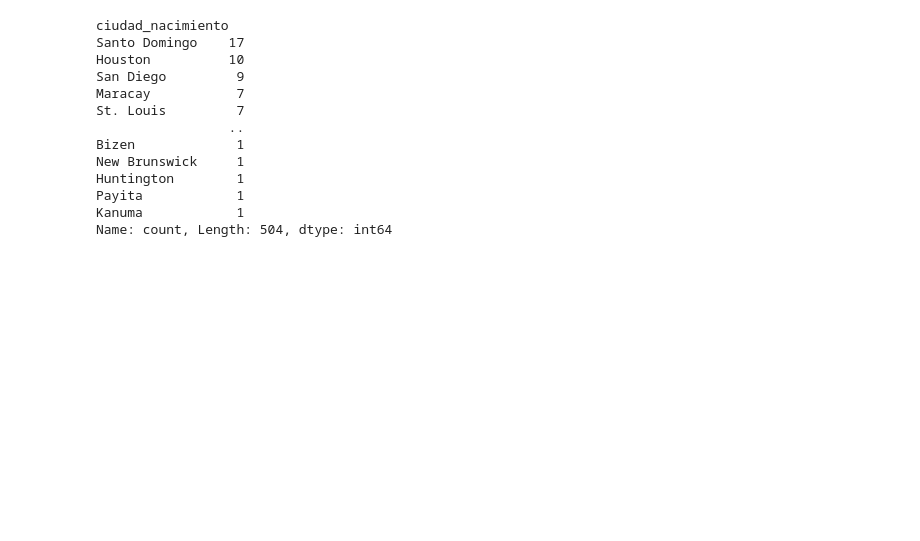
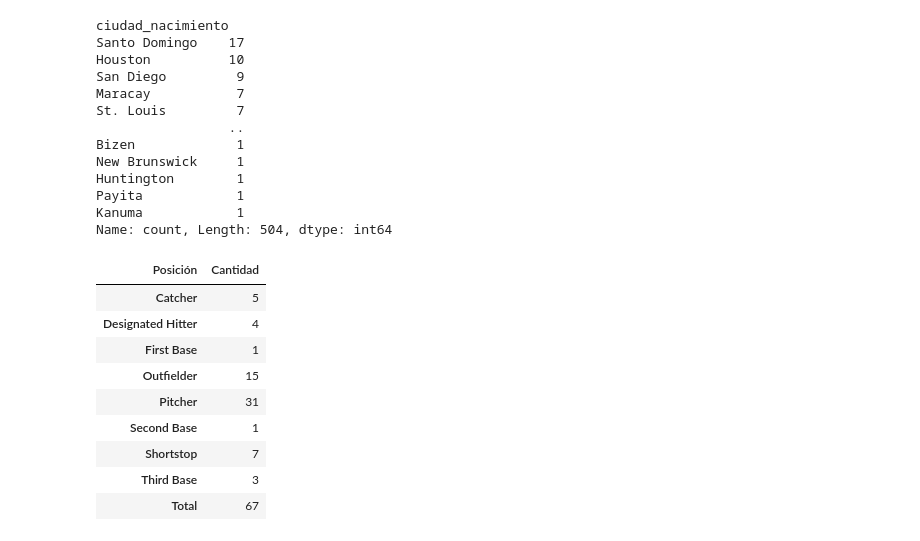
Before and after one commit to Cromerleon/mlb-nationalities, a Jupyter notebook: exploracion/exploracion.ipynb, the cells around one changed output. Cells and saved outputs as stored; diff of their text form; code cells hidden in the pictures; blank space fills up the shorter version.

```diff
--- a/exploracion/exploracion.ipynb
+++ b/exploracion/exploracion.ipynb
@@ -521,3 +521,20 @@ Huntington        1
 Payita            1
 Kanuma            1
 Name: count, Length: 504, dtype: int64
+# %%
+cross_table2 = pd.crosstab(df_players[df_players['pais_nacimiento'] == "Dominican Republic"]['posicion'] , columns='Cantidad')
+cross_table2.columns.name = 'Posición'
+cross_table2.index.name = None
+cross_table2.loc['Total'] = cross_table2.sum()
+cross_table2
+# %% [output]
+| Posición | Cantidad |
+| Catcher | 5 |
+| Designated Hitter | 4 |
+| First Base | 1 |
+| Outfielder | 15 |
+| Pitcher | 31 |
+| Second Base | 1 |
+| Shortstop | 7 |
+| Third Base | 3 |
+| Total | 67 |
```
